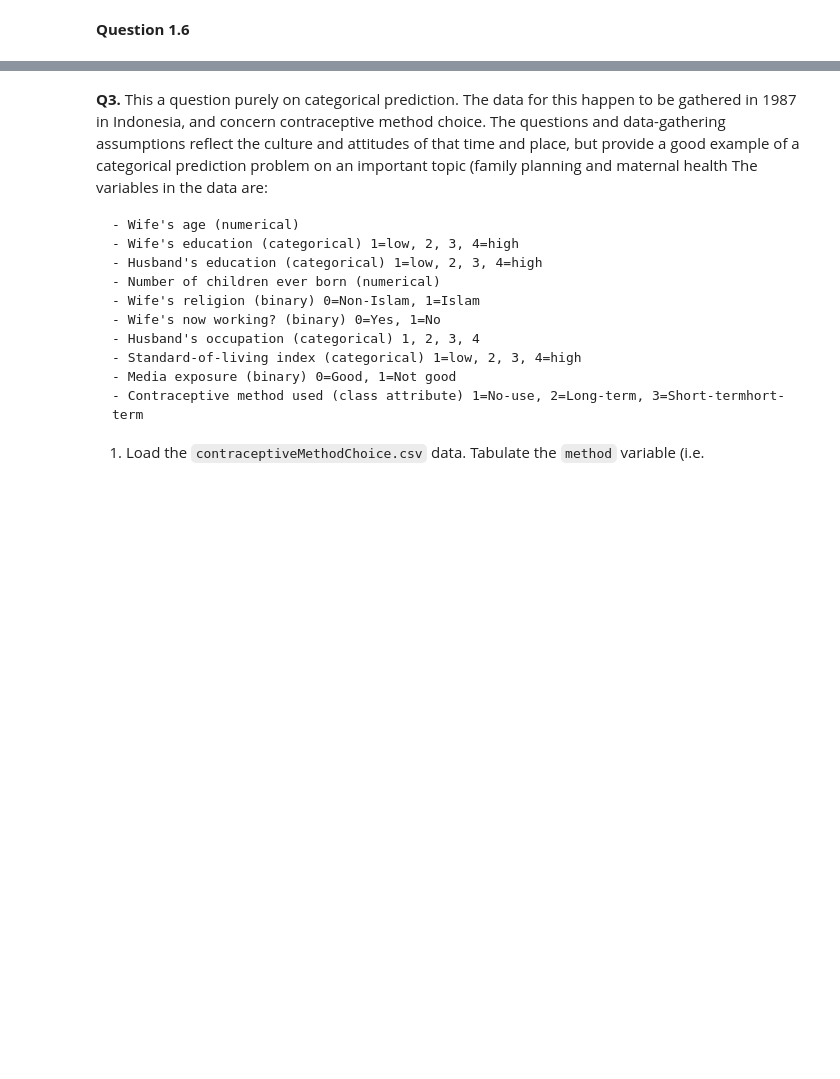
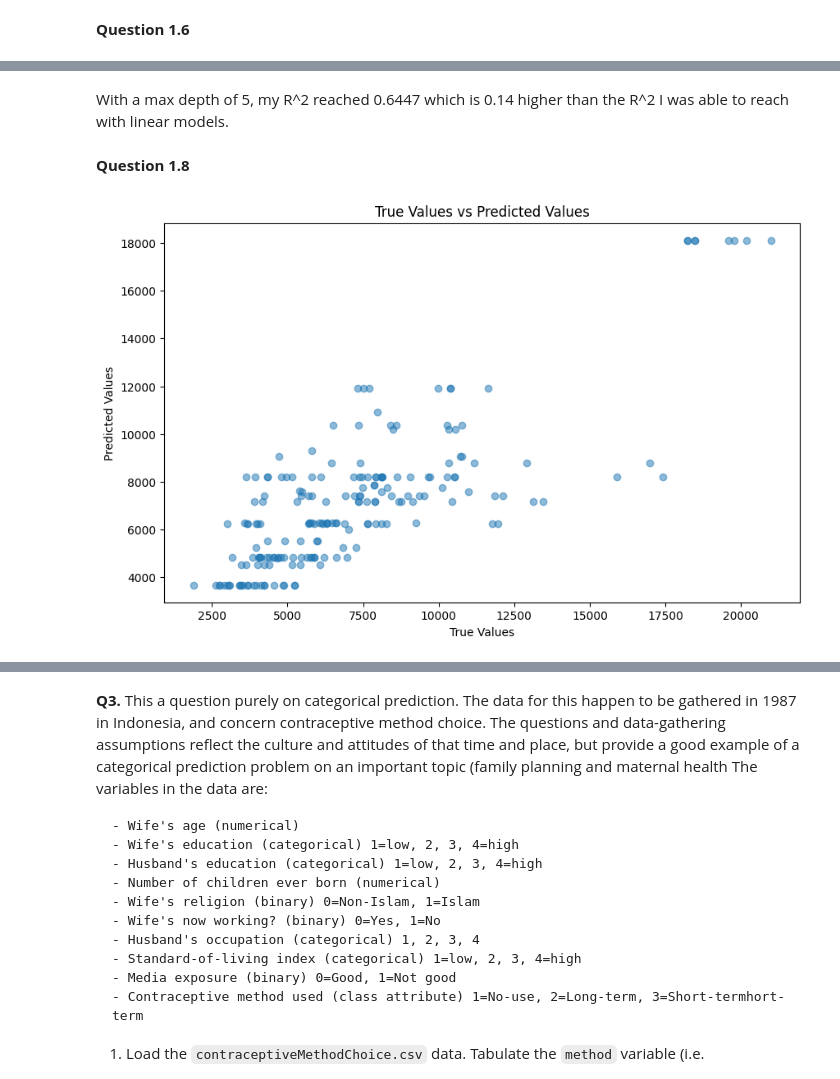
Before and after one commit to JackPMoore/assignment4, a Jupyter notebook: Jack's_assignment4.ipynb, the cells around one changed output, grey strips where cells are left out. Cells and saved outputs as stored; diff of their text form; code cells hidden in the pictures; blank space fills up the shorter version.

```diff
--- a/Jack's_assignment4.ipynb
+++ b/Jack's_assignment4.ipynb
@@ -311,0 +344,15 @@ plt.show()
+# %% [markdown]
+With a max depth of 5, my R^2 reached 0.6447 which is 0.14 higher than the R^2 I was able to reach with linear models.
+# %% [markdown]
+**Question 1.8**
+# %%
+y_hat = cart.predict(X_test)
+
+plt.figure(figsize=(10, 6))
+plt.scatter(y_test, y_hat, alpha=0.5)
+plt.title('True Values vs Predicted Values')
+plt.xlabel('True Values')
+plt.ylabel('Predicted Values')
+plt.show()
+# %% [output]
+[figure, added]
```
Also changed, not shown: parts of 10 cells of this notebook.
